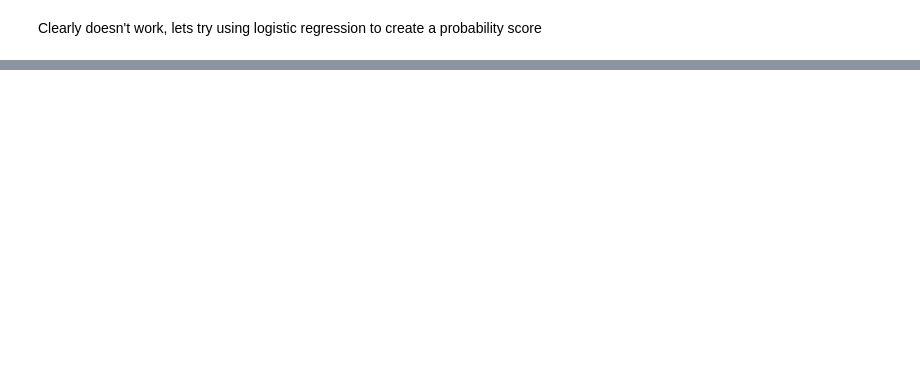
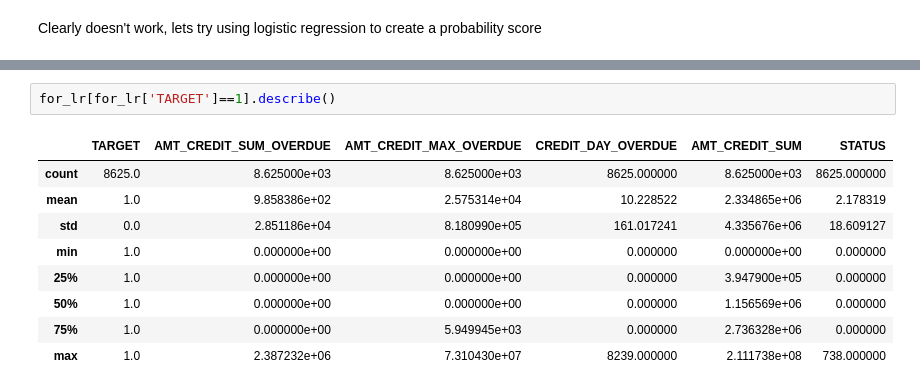
Before and after one commit to theayang/DATA_403_Project_2, a Jupyter notebook: bureau.ipynb, the cells around one changed output, grey strips where cells are left out. Saved outputs shown, nothing was run; the diff lists cells and outputs as text; blank space fills up the shorter version.

```diff
--- a/bureau.ipynb
+++ b/bureau.ipynb
@@ -120,0 +130,12 @@ for_lr
+# %%
+for_lr[for_lr['TARGET']==1].describe()
+# %% [output]
+|  | TARGET | AMT_CREDIT_SUM_OVERDUE | AMT_CREDIT_MAX_OVERDUE | CREDIT_DAY_OVERDUE | AMT_CREDIT_SUM | STATUS |
+| count | 8625.0 | 8.625000e+03 | 8.625000e+03 | 8625.000000 | 8.625000e+03 | 8625.000000 |
+| mean | 1.0 | 9.858386e+02 | 2.575314e+04 | 10.228522 | 2.334865e+06 | 2.178319 |
+| std | 0.0 | 2.851186e+04 | 8.180990e+05 | 161.017241 | 4.335676e+06 | 18.609127 |
+| min | 1.0 | 0.000000e+00 | 0.000000e+00 | 0.000000 | 0.000000e+00 | 0.000000 |
+| 25% | 1.0 | 0.000000e+00 | 0.000000e+00 | 0.000000 | 3.947900e+05 | 0.000000 |
+| 50% | 1.0 | 0.000000e+00 | 0.000000e+00 | 0.000000 | 1.156569e+06 | 0.000000 |
+| 75% | 1.0 | 0.000000e+00 | 5.949945e+03 | 0.000000 | 2.736328e+06 | 0.000000 |
+| max | 1.0 | 2.387232e+06 | 7.310430e+07 | 8239.000000 | 2.111738e+08 | 738.000000 |
```
Also changed, not shown: parts of 14 cells of this notebook, 1 other file.
